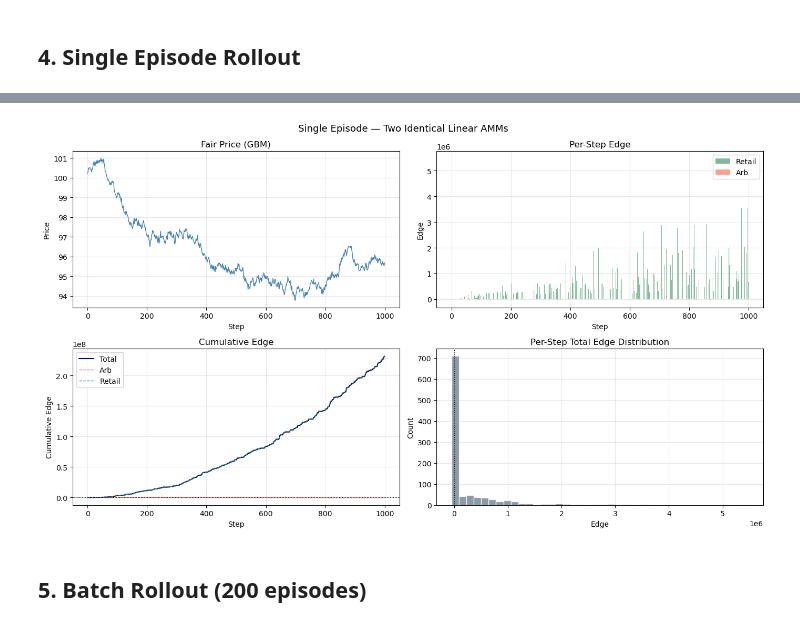
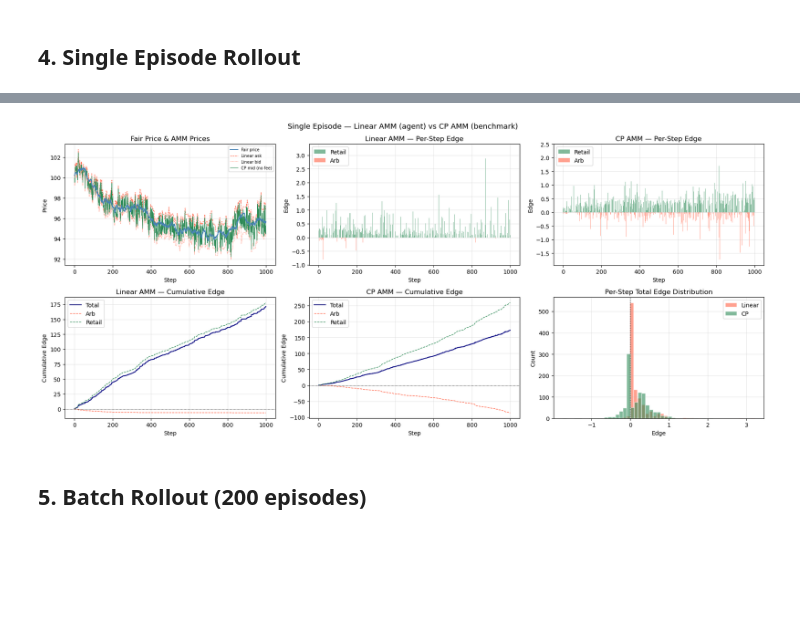
Before and after one commit to haihaiching/uniswap-dynamic-fee-simulator, a Jupyter notebook: amm_sim_linear.ipynb, the cells around one changed output, grey strips where cells are left out. Saved outputs shown, nothing was run; the diff lists cells and outputs as text; code cells hidden in the pictures; blank space fills up the shorter version.

```diff
--- a/amm_sim_linear.ipynb
+++ b/amm_sim_linear.ipynb
@@ -131,44 +143,79 @@ Final pool 0 state:
 # %%
-fig, axes = plt.subplots(2, 2, figsize=(14, 8))
-fig.suptitle("Single Episode — Two Identical Linear AMMs", fontsize=13)
+fig, axes = plt.subplots(2, 3, figsize=(18, 8))
+fig.suptitle("Single Episode — Linear AMM (agent) vs CP AMM (benchmark)", fontsize=13)
 
 steps = np.arange(len(fair_price))
 
-axes[0, 0].plot(steps, fair_price, color="steelblue", lw=1)
-axes[0, 0].set_title("Fair Price (GBM)")
-axes[0, 0].set_xlabel("Step")
-axes[0, 0].set_ylabel("Price")
-axes[0, 0].grid(True, alpha=0.3)
+# CP no-fee mid: sqrt(ask * bid) = reserve_y/reserve_x  (exact for symmetric fees)
+cp_mid = np.sqrt(ma1 * mb1)
 
-axes[0, 1].bar(steps, retail_edge, color="seagreen", alpha=0.6, label="Retail", width=1)
-axes[0, 1].bar(steps, arb_edge,    color="tomato",   alpha=0.6, label="Arb",    width=1)
-axes[0, 1].set_title("Per-Step Edge")
-axes[0, 1].set_xlabel("Step")
-axes[0, 1].set_ylabel("Edge")
-axes[0, 1].legend()
-axes[0, 1].grid(True, alpha=0.3)
+# Per-pool edges from CycleRecord  (num_steps, num_pools)
+arb_edge_lin    = np.array(traj.arb_edges_per_pool[:,    0])
+arb_edge_cp     = np.array(traj.arb_edges_per_pool[:,    1])
+retail_edge_lin = np.array(traj.retail_edges_per_pool[:, 0])
+retail_edge_cp  = np.array(traj.retail_edges_per_pool[:, 1])
 
-axes[1, 0].plot(steps, np.cumsum(total_edge),  color="navy",     lw=1.5, label="Total")
-axes[1, 0].plot(steps, np.cumsum(arb_edge),    color="tomato",   lw=1,   label="Arb",    linestyle="--")
-axes[1, 0].plot(steps, np.cumsum(retail_edge), color="seagreen", lw=1,   label="Retail", linestyle="--")
-axes[1, 0].axhline(0, color="black", lw=0.8, linestyle=":")
-axes[1, 0].set_title("Cumulative Edge")
-axes[1, 0].set_xlabel("Step")
-axes[1, 0].set_ylabel("Cumulative Edge")
-axes[1, 0].legend()
-axes[1, 0].grid(True, alpha=0.3)
+# ── Fair price + Linear ask/bid + CP mid ───────────────────────
+ax = axes[0, 0]
+ax.plot(steps, fair_price, color="steelblue", lw=1.5, label="Fair price", zorder=3)
+ax.plot(steps, ma0,    color="tomato",   lw=0.8, linestyle="--", label="Linear ask")
+ax.plot(steps, mb0,    color="tomato",   lw=0.8, linestyle=":",  label="Linear bid")
+ax.plot(steps, cp_mid, color="seagreen", lw=0.8, linestyle="-",  label="CP mid (no fee)")
+ax.set_title("Fair Price & AMM Prices")
+ax.set_xlabel("Step"); ax.set_ylabel("Price")
+ax.legend(fontsize=7); ax.grid(True, alpha=0.3)
 
-axes[1, 1].hist(total_edge, bins=40, color="slategray", alpha=0.8, edgecolor="white")
-axes[1, 1].axvline(0, color="black", lw=1, linestyle=":")
-axes[1, 1].set_title("Per-Step Total Edge Distribution")
-axes[1, 1].set_xlabel("Edge")
-axes[1, 1].set_ylabel("Count")
-axes[1, 1].grid(True, alpha=0.3)
+# ── Linear AMM — per-step edge ─────────────────────────────────
+ax = axes[0, 1]
+ax.bar(steps, retail_edge_lin, color="seagreen", alpha=0.6, label="Retail", width=1)
+ax.bar(steps, arb_edge_lin,    color="tomato",   alpha=0.6, label="Arb",    width=1)
+ax.set_title("Linear AMM — Per-Step Edge")
+ax.set_xlabel("Step"); ax.set_ylabel("Edge")
+ax.legend(); ax.grid(True, alpha=0.3)
+
+# ── CP AMM — per-step edge ─────────────────────────────────────
+ax = axes[0, 2]
+ax.bar(steps, retail_edge_cp, color="seagreen", alpha=0.6, label="Retail", width=1)
+ax.bar(steps, arb_edge_cp,    color="tomato",   alpha=0.6, label="Arb",    width=1)
+ax.set_title("CP AMM — Per-Step Edge")
+ax.set_xlabel("Step"); ax.set_ylabel("Edge")
+ax.legend(); ax.grid(True, alpha=0.3)
+
+# ── Linear AMM — cumulative edge ──────────────────────────────
+ax = axes[1, 0]
+total_lin = arb_edge_lin + retail_edge_lin
+ax.plot(steps, np.cumsum(total_lin),       color="navy",     lw=1.5, label="Total")
+ax.plot(steps, np.cumsum(arb_edge_lin),    color="tomato",   lw=1,   linestyle="--", label="Arb")
+ax.plot(steps, np.cumsum(retail_edge_lin), color="seagreen", lw=1,   linestyle="--", label="Retail")
+ax.axhline(0, color="black", lw=0.8, linestyle=":")
+ax.set_title("Linear AMM — Cumulative Edge")
+ax.set_xlabel("Step"); ax.set_ylabel("Cumulative Edge")
+ax.legend(); ax.grid(True, alpha=0.3)
+
+# ── CP AMM — cumulative edge ───────────────────────────────────
+ax = axes[1, 1]
+total_cp = arb_edge_cp + retail_edge_cp
+ax.plot(steps, np.cumsum(total_cp),       color="navy",     lw=1.5, label="Total")
+ax.plot(steps, np.cumsum(arb_edge_cp),    color="tomato",   lw=1,   linestyle="--", label="Arb")
+ax.plot(steps, np.cumsum(retail_edge_cp), color="seagreen", lw=1,   linestyle="--", label="Retail")
+ax.axhline(0, color="black", lw=0.8, linestyle=":")
+ax.set_title("CP AMM — Cumulative Edge")
+ax.set_xlabel("Step"); ax.set_ylabel("Cumulative Edge")
+ax.legend(); ax.grid(True, alpha=0.3)
+
+# ── Per-step total edge distribution ──────────────────────────
+ax = axes[1, 2]
+ax.hist(total_lin, bins=40, color="tomato",   alpha=0.6, edgecolor="white", label="Linear")
+ax.hist(total_cp,  bins=40, color="seagreen", alpha=0.6, edgecolor="white", label="CP")
+ax.axvline(0, color="black", lw=1, linestyle=":")
+ax.set_title("Per-Step Total Edge Distribution")
+ax.set_xlabel("Edge"); ax.set_ylabel("Count")
+ax.legend(); ax.grid(True, alpha=0.3)
 
 plt.tight_layout()
 plt.show()
 # %% [output]
-[figure, old version]
+[figure, new version]
 # %% [markdown]
 ## 5. Batch Rollout (200 episodes)
 # %%
```
Also changed, not shown: parts of 9 cells of this notebook.
